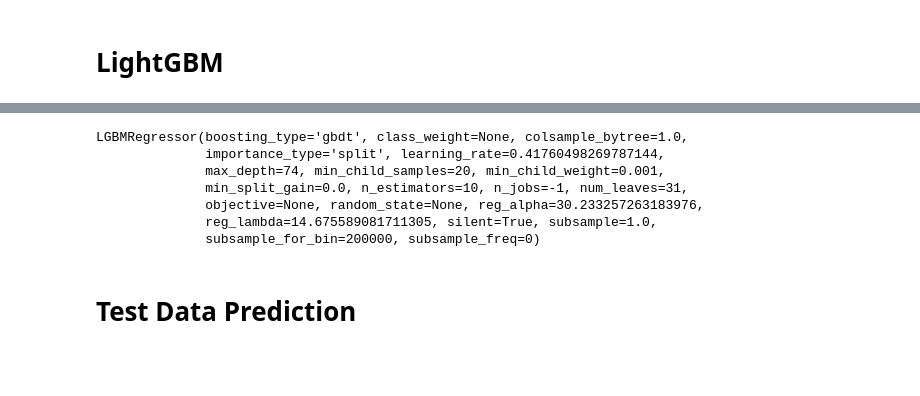
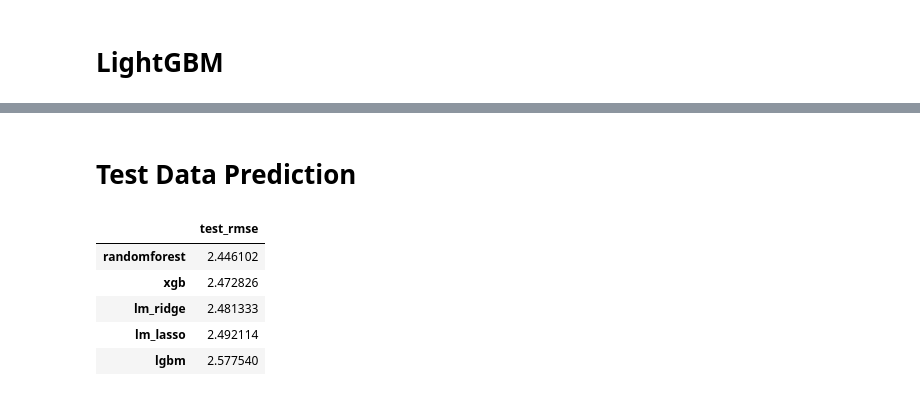
Before and after one commit to UBC-MDS/DSCI_522-Group-403-Student-Performance, a Jupyter notebook: src/Kenneth_test_script.ipynb, the cells around one changed output, grey strips where cells are left out. Drawn from its saved outputs; the diff is of its cells as text; code cells hidden in the pictures; blank space fills up the shorter version.

```diff
--- a/src/Kenneth_test_script.ipynb
+++ b/src/Kenneth_test_script.ipynb
@@ -455,0 +514,12 @@ lgbm_hyperparam.to_csv("../data/output/lgbm_hyperparam.csv")
+# %%
+lgbm_hyperparam = dict()
+for i in lgbm_hyperparam_series.index:
+
+    # For integer hyperparams
+    if i == "max_depth" or i == "n_estimators" or i == "max_features":
+        lgbm_hyperparam[i] = int(lgbm_hyperparam_series[i])
+    # For float hyperparams
+    else:
+        lgbm_hyperparam[i] = lgbm_hyperparam_series[i]
+
+lgbm_hyperparam
@@ -455,0 +532,2 @@ lgbm_hyperparam.to_csv("../data/output/lgbm_hyperparam.csv")
+# %%
+models = ["lm_lasso", "lm_ridge", "randomforest", "xgb", "lgbm"]
@@ -455,0 +560,3 @@ lgbm_hyperparam.to_csv("../data/output/lgbm_hyperparam.csv")
+# %%
+best_xgb = xgb.XGBRegressor(random_state = 1).set_params(**xgb_hyperparam)
+best_xgb.fit(X_train_trans, y_train)
@@ -494,3 +597,0 @@ RandomForestRegressor(bootstrap=True, ccp_alpha=0.0, criterion='mse',
-# %%
-best_xgb = XGBRegressor().set_params(**xgb_hyperparam)
-best_xgb.fit(X_train_trans, y_train)
@@ -507,23 +598,21 @@ XGBRegressor(base_score=0.5, booster='gbtree', colsample_bylevel=1,
-# %%
-best_lgbm = lgbm.LGBMRegressor().set_params(**lgbm_hyperparam)
-best_lgbm.fit(X_train_trans, y_train)
-# %% [output]
-LGBMRegressor(boosting_type='gbdt', class_weight=None, colsample_bytree=1.0,
-              importance_type='split', learning_rate=0.41760498269787144,
-              max_depth=74, min_child_samples=20, min_child_weight=0.001,
-              min_split_gain=0.0, n_estimators=10, n_jobs=-1, num_leaves=31,
-              objective=None, random_state=None, reg_alpha=30.233257263183976,
-              reg_lambda=14.675589081711305, silent=True, subsample=1.0,
-              subsample_for_bin=200000, subsample_freq=0)
 # %% [markdown]
 # Test Data Prediction
 # %%
 test_rmse = []
 test_rmse.append(np.sqrt(mean_squared_error(y_test, best_lasso.predict(X_test_trans))))
 test_rmse.append(np.sqrt(mean_squared_error(y_test, best_ridge.predict(X_test_trans))))
 test_rmse.append(np.sqrt(mean_squared_error(y_test, best_rf.predict(X_test_trans))))
 test_rmse.append(np.sqrt(mean_squared_error(y_test, best_xgb.predict(X_test_trans))))
 test_rmse.append(np.sqrt(mean_squared_error(y_test, best_lgbm.predict(X_test_trans))))
 
 # Convert to Dataframe
 test_rmse = pd.DataFrame(test_rmse, index= models, columns = ["test_rmse"])
+test_rmse = test_rmse.sort_values(by="test_rmse", ascending = True)
+test_rmse
+# %% [output]
+|  | test_rmse |
+| randomforest | 2.446102 |
+| xgb | 2.472826 |
+| lm_ridge | 2.481333 |
+| lm_lasso | 2.492114 |
+| lgbm | 2.577540 |
```
Also changed, not shown: parts of 52 cells of this notebook, 9 other files.
